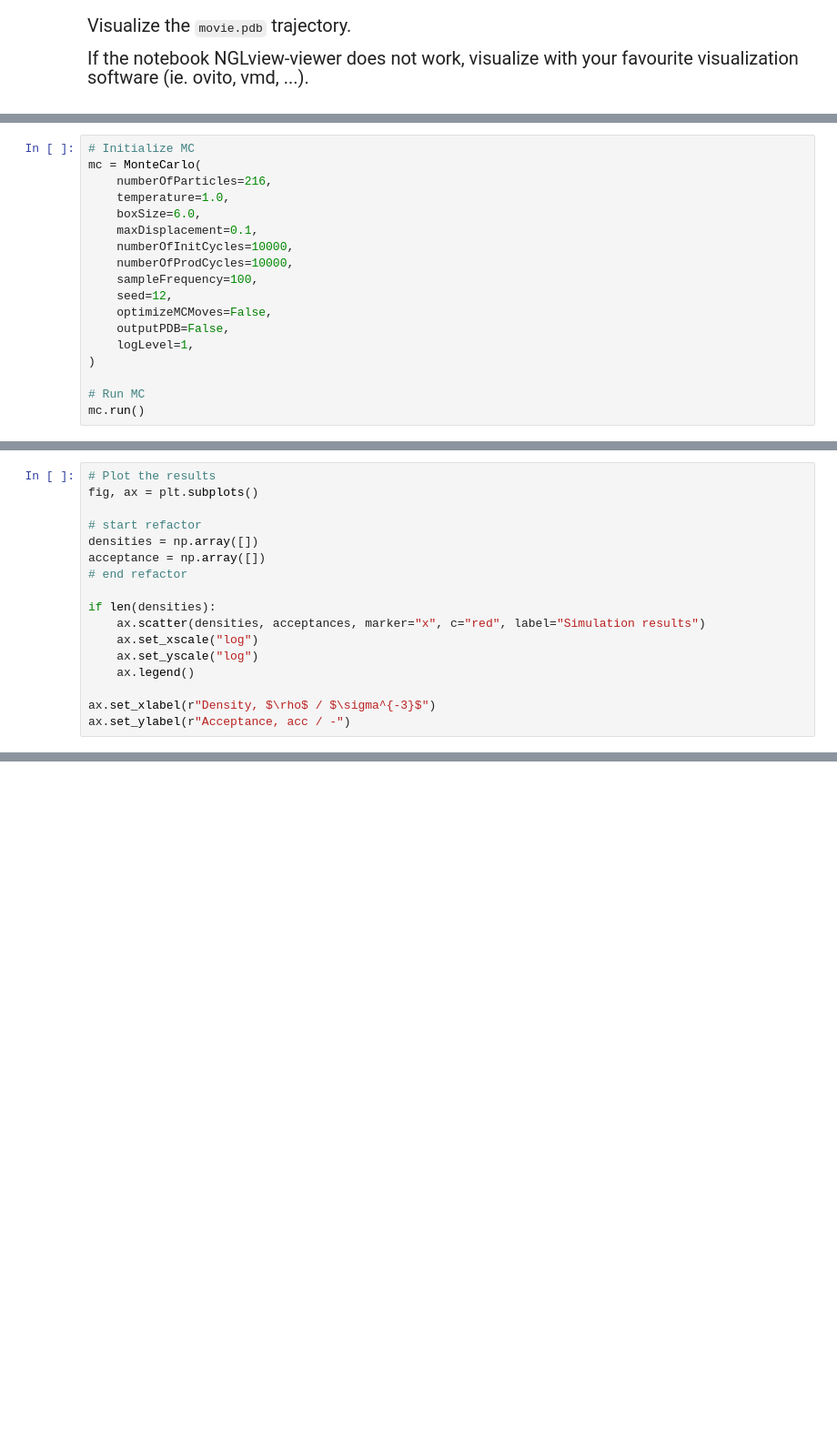
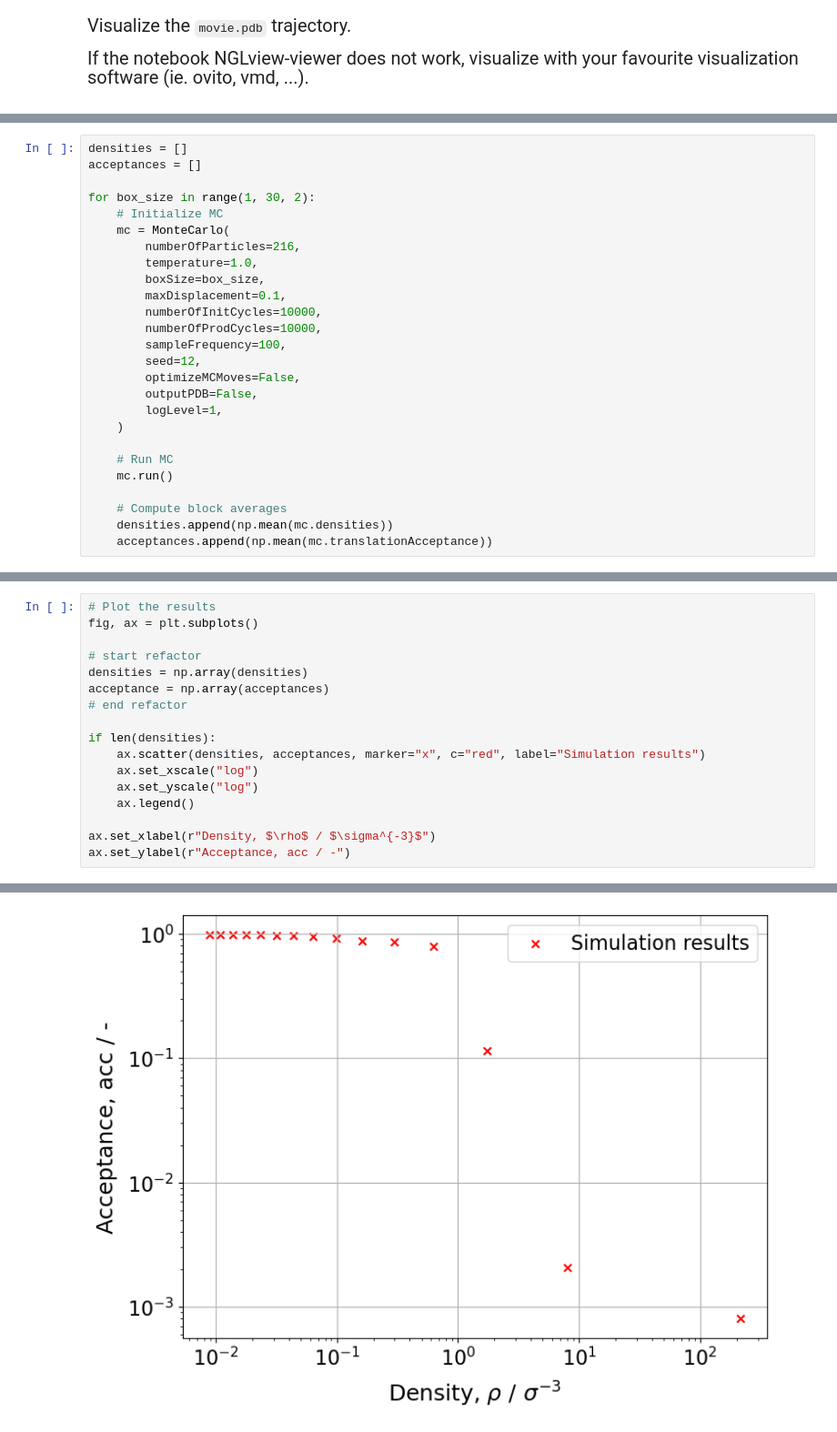
Before and after one commit to AaronDinesh/CH-490, a Jupyter notebook: Block2/3_lennard_jones_mc.ipynb, the cells around one changed output, grey strips where cells are left out. Shown at 91% size. Cells and saved outputs as stored; diff of their text form; blank space fills up the shorter version.

Commit message:
Finished Block 2 and 3

```diff
--- a/Block2/3_lennard_jones_mc.ipynb
+++ b/Block2/3_lennard_jones_mc.ipynb
@@ -183,20 +233,28 @@ In this program a method is included that will optimize the maximum displacement
 
 Let's first set up a simulation for a range of densities. The acceptance fraction can be read from the output logs or accessed via `mc.translationAcceptance`.
 # %%
-# Initialize MC
-mc = MonteCarlo(
-    numberOfParticles=216,
-    temperature=1.0,
-    boxSize=6.0,
-    maxDisplacement=0.1,
-    numberOfInitCycles=10000,
-    numberOfProdCycles=10000,
-    sampleFrequency=100,
-    seed=12,
-    optimizeMCMoves=False,
-    outputPDB=False,
-    logLevel=1,
-)
+densities = []
+acceptances = []
 
-# Run MC
-mc.run()
+for box_size in range(1, 30, 2):
+    # Initialize MC
+    mc = MonteCarlo(
+        numberOfParticles=216,
+        temperature=1.0,
+        boxSize=box_size,
+        maxDisplacement=0.1,
+        numberOfInitCycles=10000,
+        numberOfProdCycles=10000,
+        sampleFrequency=100,
+        seed=12,
+        optimizeMCMoves=False,
+        outputPDB=False,
+        logLevel=1,
+    )
+
+    # Run MC
+    mc.run()
+
+    # Compute block averages
+    densities.append(np.mean(mc.densities))
+    acceptances.append(np.mean(mc.translationAcceptance))
@@ -205,8 +281,8 @@ mc.run()
 fig, ax = plt.subplots()
 
 # start refactor
-densities = np.array([])
-acceptance = np.array([])
+densities = np.array(densities)
+acceptance = np.array(acceptances)
 # end refactor
 
 if len(densities):
@@ -217,3 +293,4 @@ if len(densities):
 
 ax.set_xlabel(r"Density, $\rho$ / $\sigma^{-3}$")
 ax.set_ylabel(r"Acceptance, acc / -")
+# %% [output]
@@ -220 +298,2 @@ ax.set_ylabel(r"Acceptance, acc / -")
+[figure, added]
 # %% [markdown]
```
Also changed, not shown: parts of 16 cells of this notebook, 6 other files.
